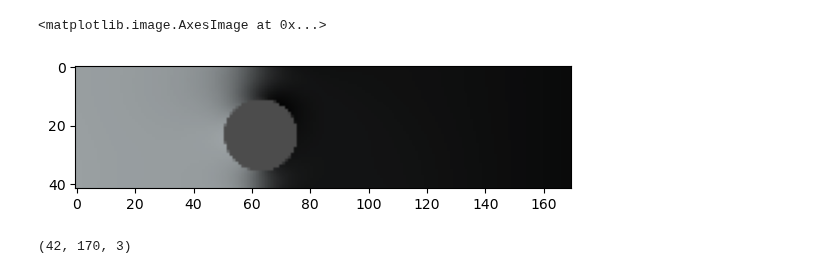
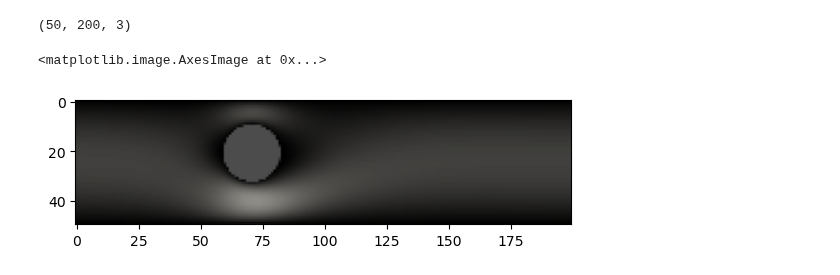
Before and after one commit to andromeda2075/predicting-flow-patterns, a Jupyter notebook: test.ipynb, the cells around one changed output. Saved outputs shown, nothing was run; the diff lists cells and outputs as text; code cells hidden in the pictures.

```diff
--- a/test.ipynb
+++ b/test.ipynb
@@ -45 +41,10 @@ x.shape
+# %%
+
+#pwd='/home/guiomar/Desktop/CODES/Generation_Data/Proyecto_UNI/Pression/p_00013.png'
+#pwd = '/home/guiomar/Desktop/CODES/Generation_Data/Proyecto_UNI/Magnitude/v_19997.png'
+pwd = '/home/guiomar/Desktop/CODES/Generation_Data/Proyecto_UNI/U001/v_x_19950.png'
+#pwd = '/home/guiomar/Desktop/CODES/Generation_Data/Proyecto_UNI/U002/v_y_00014.png'
+#pwd='/home/guiomar/Desktop/CODES/Generation_Data/Proyecto_UNI/Geometry/geo_00016.png'
+def get_img(img_name):
+    return ski.io.imread(img_name)
 # %%
@@ -74,14 +74,19 @@ resized = cv2.resize(img, (new_width, new_height))
 # %%
-new_width = 170
-height, width = img.shape[:2]
+height=x.shape[0]
+width=x.shape[1]
+
 aspect_ratio = height / width
+
+
+# Nuevo alto deseado
+new_width = 200
+
 new_height = int(new_width * aspect_ratio)
-y = cv2.resize(img, (new_width, new_height))
+
+y =cv.resize(x,(new_width,new_height))
+print(y.shape)
 plt.imshow(y,cmap='gray')
 # %% [output]
-<matplotlib.image.AxesImage at 0x...>
+(50, 200, 3)
+<matplotlib.image.AxesImage at 0x...>
-[figure, old version]
+[figure, new version]
-# %%
-y.shape
-# %% [output]
-(42, 170, 3)
```
Also changed, not shown: parts of 13 cells of this notebook.
